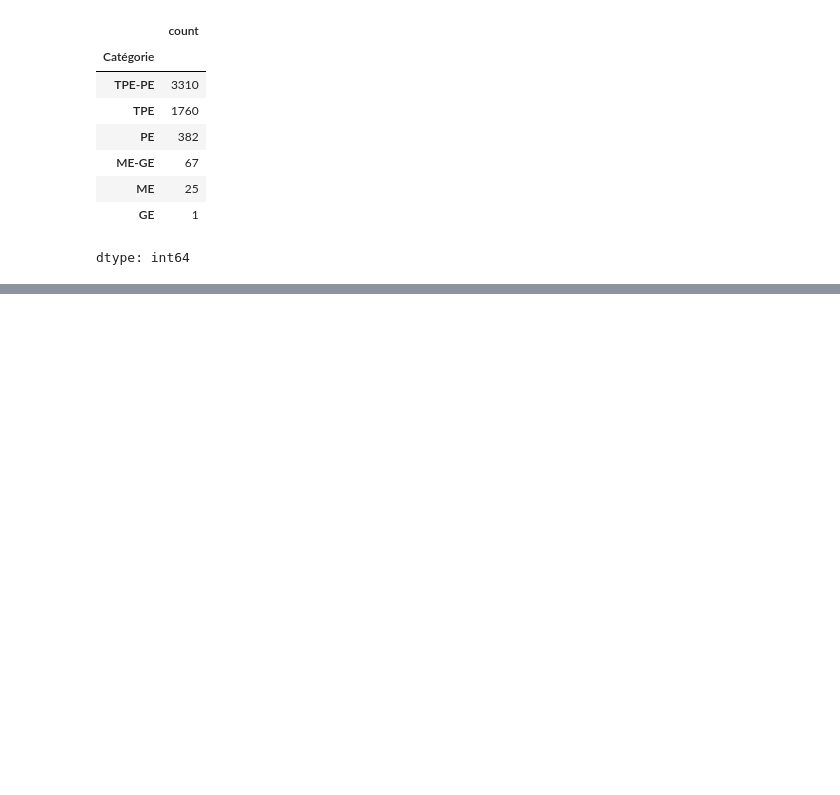
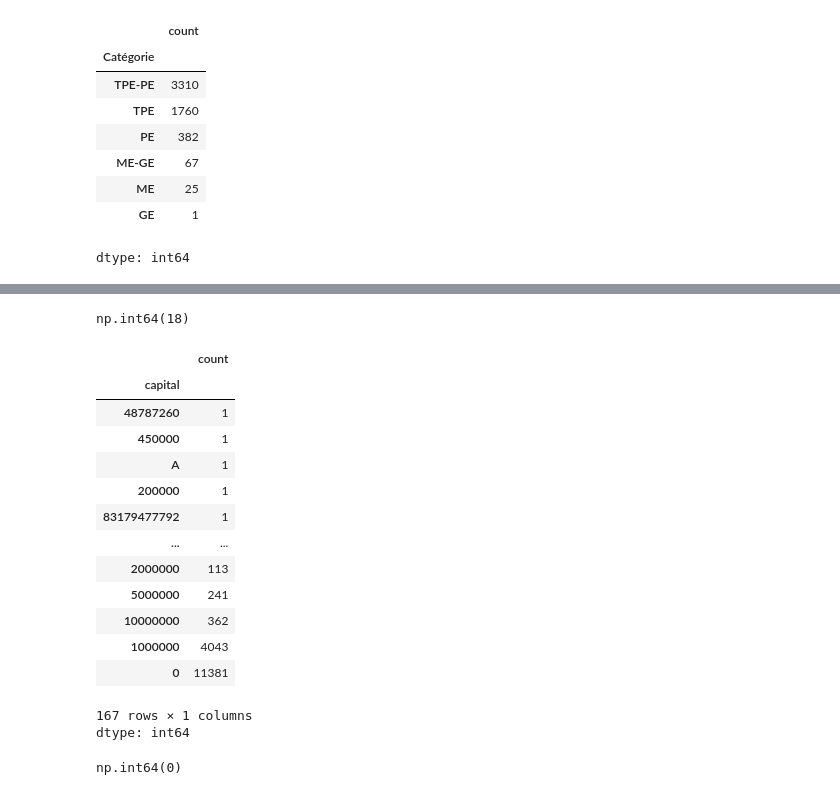
Before and after one commit to Perine23Dev/analyse-entreprises-emploi-republique-du-congo, a Jupyter notebook: projet_base.ipynb, the cells around one changed output, grey strips where cells are left out. Saved outputs shown, nothing was run; the diff lists cells and outputs as text; code cells hidden in the pictures; blank space fills up the shorter version.

```diff
--- a/projet_base.ipynb
+++ b/projet_base.ipynb
@@ -492,0 +552,27 @@ dtype: int64
+# %%
+df['Secteur'].isna().sum() # 10 baleurs nulles
+# %% [output]
+np.int64(18)
+# %%
+df['capital'].value_counts(ascending = True)
+# %% [output]
+|  | count |
+| capital |  |
+| 48787260 | 1 |
+| 450000 | 1 |
+| A | 1 |
+| 200000 | 1 |
+| 83179477792 | 1 |
+| ... | ... |
+| 2000000 | 113 |
+| 5000000 | 241 |
+| 10000000 | 362 |
+| 1000000 | 4043 |
+| 0 | 11381 |
+167 rows × 1 columns
+dtype: int64
+# %%
+capital_num = pd.to_numeric(df['capital'], errors= "coerce")
+(capital_num < 0).sum()
+# %% [output]
+np.int64(0)
```
Also changed, not shown: parts of 14 cells of this notebook.
